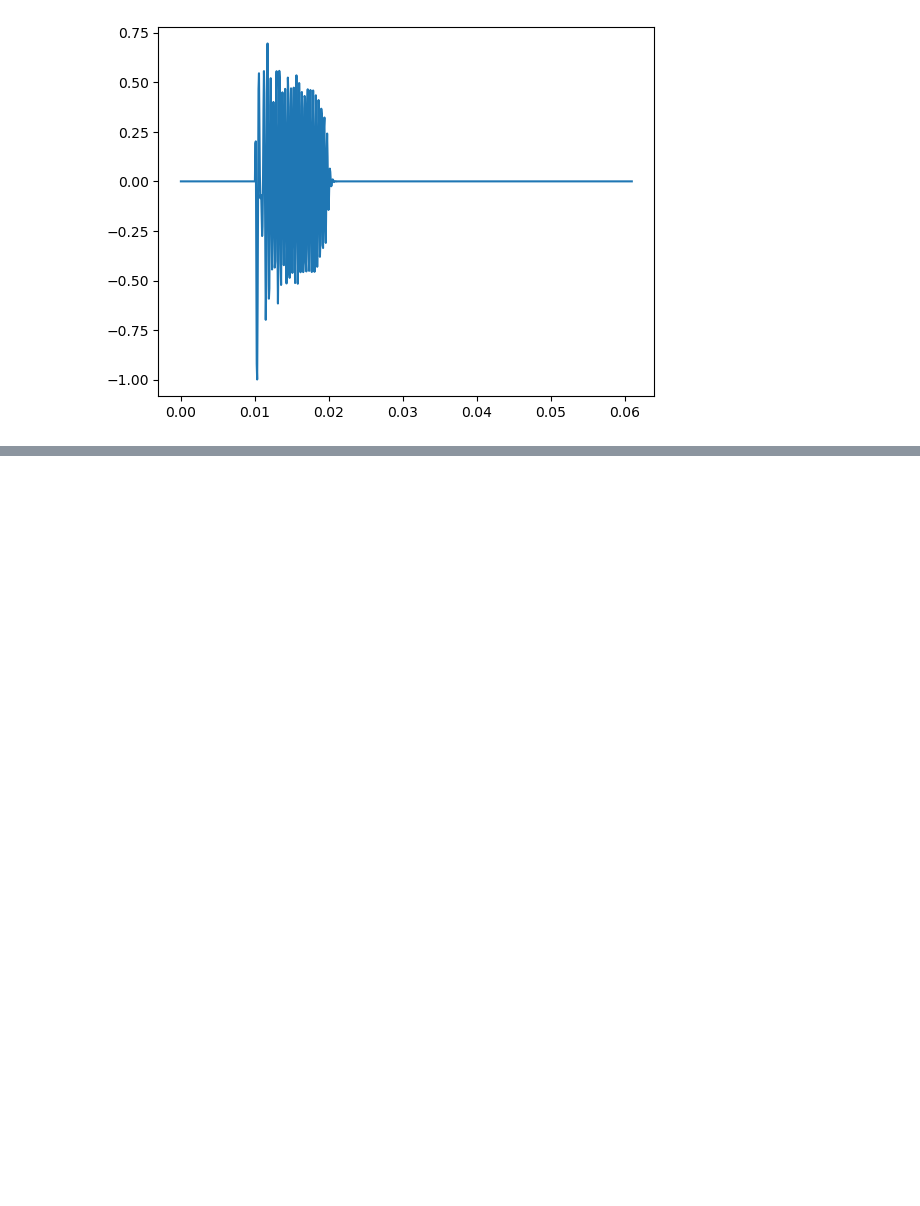
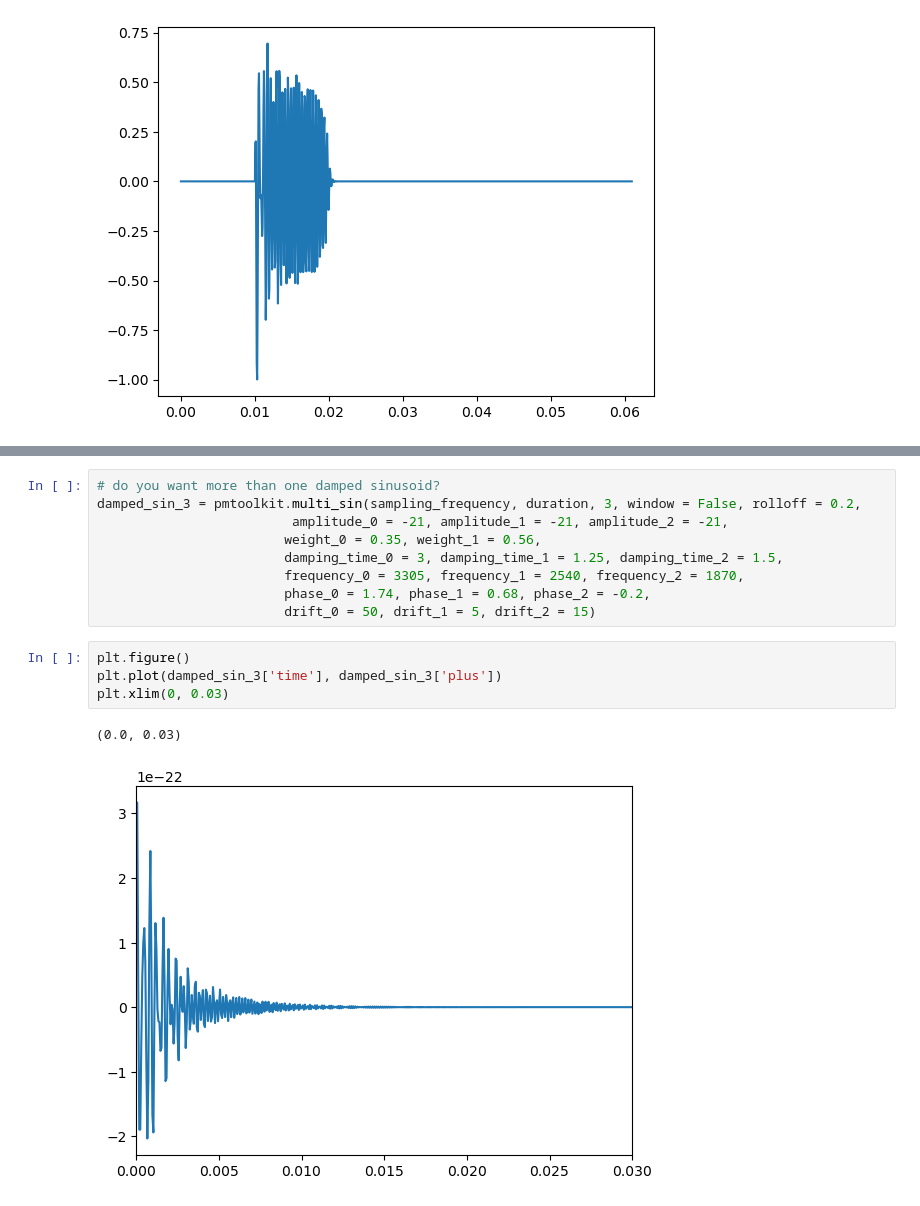
Before and after one commit to fipanther/pmtoolkit, a Jupyter notebook: test.ipynb, the cells around one changed output, grey strips where cells are left out. Drawn from its saved outputs; the diff is of its cells as text; blank space fills up the shorter version.

```diff
--- a/test.ipynb
+++ b/test.ipynb
@@ -34,0 +49,16 @@ plt.plot(t, wave['plus'])
+# %%
+# do you want more than one damped sinusoid?
+damped_sin_3 = pmtoolkit.multi_sin(sampling_frequency, duration, 3, window = False, rolloff = 0.2,
+                         amplitude_0 = -21, amplitude_1 = -21, amplitude_2 = -21,
+                        weight_0 = 0.35, weight_1 = 0.56,
+                        damping_time_0 = 3, damping_time_1 = 1.25, damping_time_2 = 1.5,
+                        frequency_0 = 3305, frequency_1 = 2540, frequency_2 = 1870,
+                        phase_0 = 1.74, phase_1 = 0.68, phase_2 = -0.2,
+                        drift_0 = 50, drift_1 = 5, drift_2 = 15)
+# %%
+plt.figure()
+plt.plot(damped_sin_3['time'], damped_sin_3['plus'])
+plt.xlim(0, 0.03)
+# %% [output]
+(0.0, 0.03)
+[figure, added]
```
Also changed, not shown: parts of 4 cells of this notebook.
